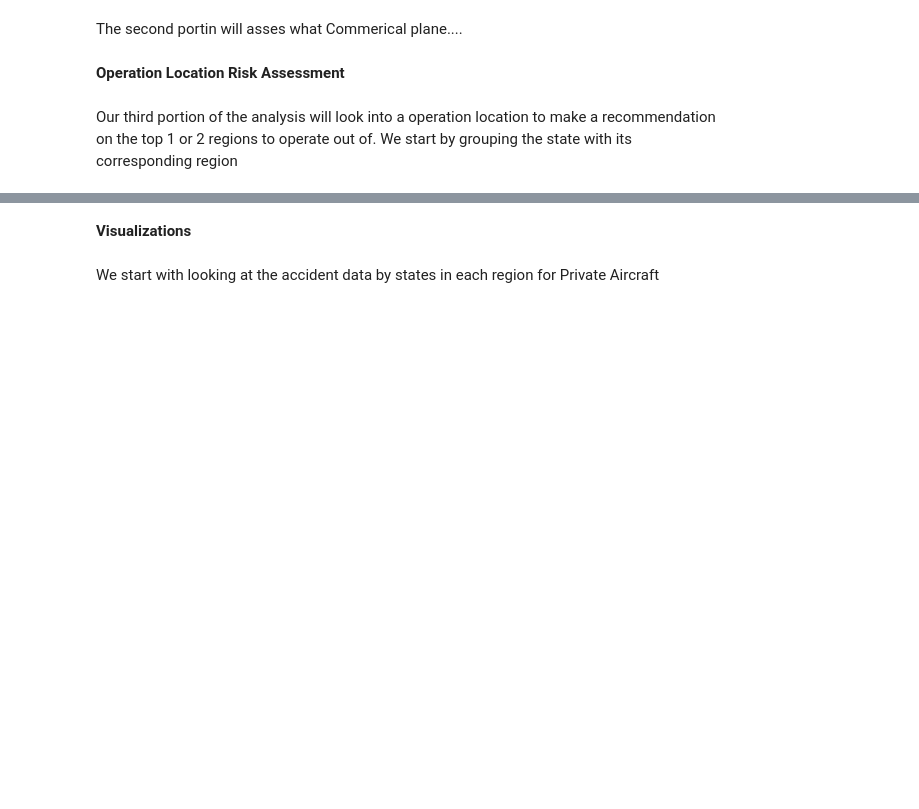
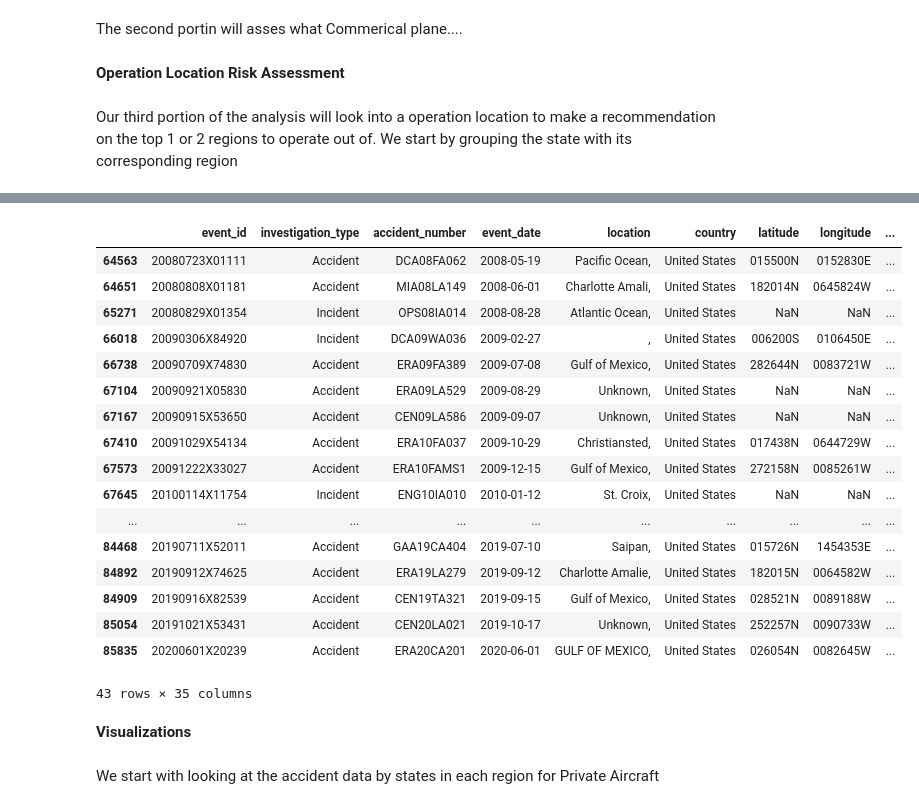
Before and after one commit to jtjohn172/Aviation-Data-Analysis-Project, a Jupyter notebook: Phase_1_Roughdraft.ipynb, the cells around one changed output, grey strips where cells are left out. Cells and saved outputs as stored; diff of their text form; code cells hidden in the pictures; blank space fills up the shorter version.

```diff
--- a/Phase_1_Roughdraft.ipynb
+++ b/Phase_1_Roughdraft.ipynb
@@ -201,3 +251,24 @@ usa_df['region'] = usa_df['state'].map(state_region_dict)
+# %%
+usa_df.loc[usa_df['state'].isna()]
+# %% [output]
+|  | event_id | investigation_type | accident_number | event_date | location | country | latitude | longitude | ... |
+| 64563 | 20080723X01111 | Accident | DCA08FA062 | 2008-05-19 | Pacific Ocean, | United States | 015500N | 0152830E | ... |
+| 64651 | 20080808X01181 | Accident | MIA08LA149 | 2008-06-01 | Charlotte Amali, | United States | 182014N | 0645824W | ... |
+| 65271 | 20080829X01354 | Incident | OPS08IA014 | 2008-08-28 | Atlantic Ocean, | United States | NaN | NaN | ... |
+| 66018 | 20090306X84920 | Incident | DCA09WA036 | 2009-02-27 | , | United States | 006200S | 0106450E | ... |
+| 66738 | 20090709X74830 | Accident | ERA09FA389 | 2009-07-08 | Gulf of Mexico, | United States | 282644N | 0083721W | ... |
+| 67104 | 20090921X05830 | Accident | ERA09LA529 | 2009-08-29 | Unknown, | United States | NaN | NaN | ... |
+| 67167 | 20090915X53650 | Accident | CEN09LA586 | 2009-09-07 | Unknown, | United States | NaN | NaN | ... |
+| 67410 | 20091029X54134 | Accident | ERA10FA037 | 2009-10-29 | Christiansted, | United States | 017438N | 0644729W | ... |
+| 67573 | 20091222X33027 | Accident | ERA10FAMS1 | 2009-12-15 | Gulf of Mexico, | United States | 272158N | 0085261W | ... |
+| 67645 | 20100114X11754 | Incident | ENG10IA010 | 2010-01-12 | St. Croix, | United States | NaN | NaN | ... |
+| ... | ... | ... | ... | ... | ... | ... | ... | ... | ... |
+| 84468 | 20190711X52011 | Accident | GAA19CA404 | 2019-07-10 | Saipan, | United States | 015726N | 1454353E | ... |
+| 84892 | 20190912X74625 | Accident | ERA19LA279 | 2019-09-12 | Charlotte Amalie, | United States | 182015N | 0064582W | ... |
+| 84909 | 20190916X82539 | Accident | CEN19TA321 | 2019-09-15 | Gulf of Mexico, | United States | 028521N | 0089188W | ... |
+| 85054 | 20191021X53431 | Accident | CEN20LA021 | 2019-10-17 | Unknown, | United States | 252257N | 0090733W | ... |
+| 85835 | 20200601X20239 | Accident | ERA20CA201 | 2020-06-01 | GULF OF MEXICO, | United States | 026054N | 0082645W | ... |
+43 rows × 35 columns
 # %%
 south_df = usa_df[usa_df['region'] == 'South']
 midwest_df = usa_df[usa_df['region'] == 'Midwest']
```
Also changed, not shown: parts of 7 cells of this notebook.
